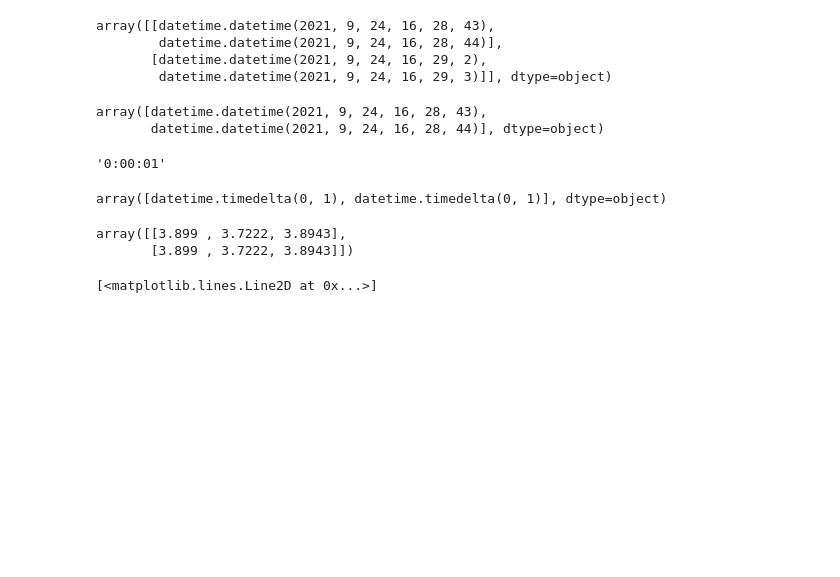
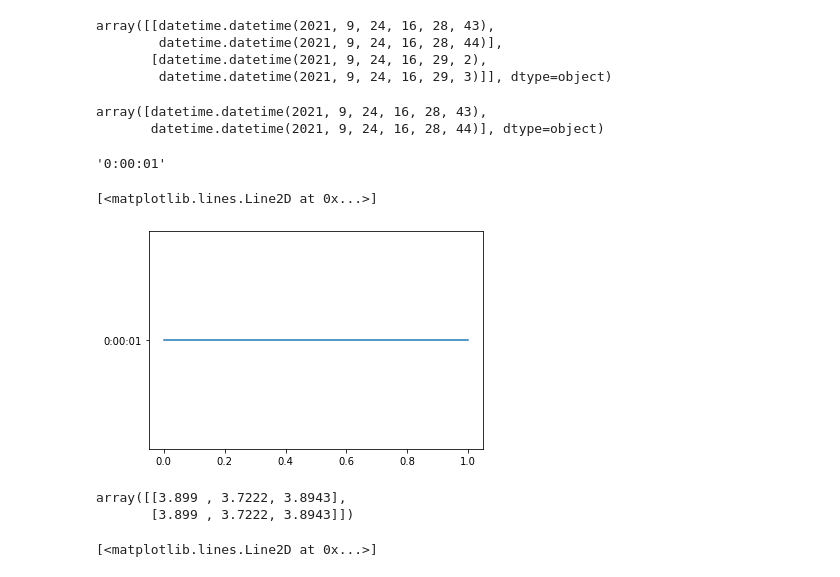
Before and after one commit to minD9it/Battery, a Jupyter notebook: DataAnalysis_test-Copy1.ipynb, the cells around one changed output. Drawn from its saved outputs; the diff is of its cells as text; code cells hidden in the pictures; blank space fills up the shorter version.

Commit message:
211019_plotA

```diff
--- a/DataAnalysis_test-Copy1.ipynb
+++ b/DataAnalysis_test-Copy1.ipynb
@@ -218,14 +218,15 @@ str(recovery_time[0][1] - recovery_time[0][0])
 # %% [output]
 '0:00:01'
 # %%
-re_time = np.array([])
+re_time = []
 
 for i in recovery_time:
-    re_time = np.append(re_time, np.array([i[1] - i[0]]))
+    re_time.append(str(i[1] - i[0]))
-# %%
-re_time
-# %% [output]
-array([datetime.timedelta(0, 1), datetime.timedelta(0, 1)], dtype=object)
+# %%
+plt.plot(re_time)
+# %% [output]
+[<matplotlib.lines.Line2D at 0x...>]
+[figure, added]
 # %%
 recovery_volt
 # %% [output]
```
